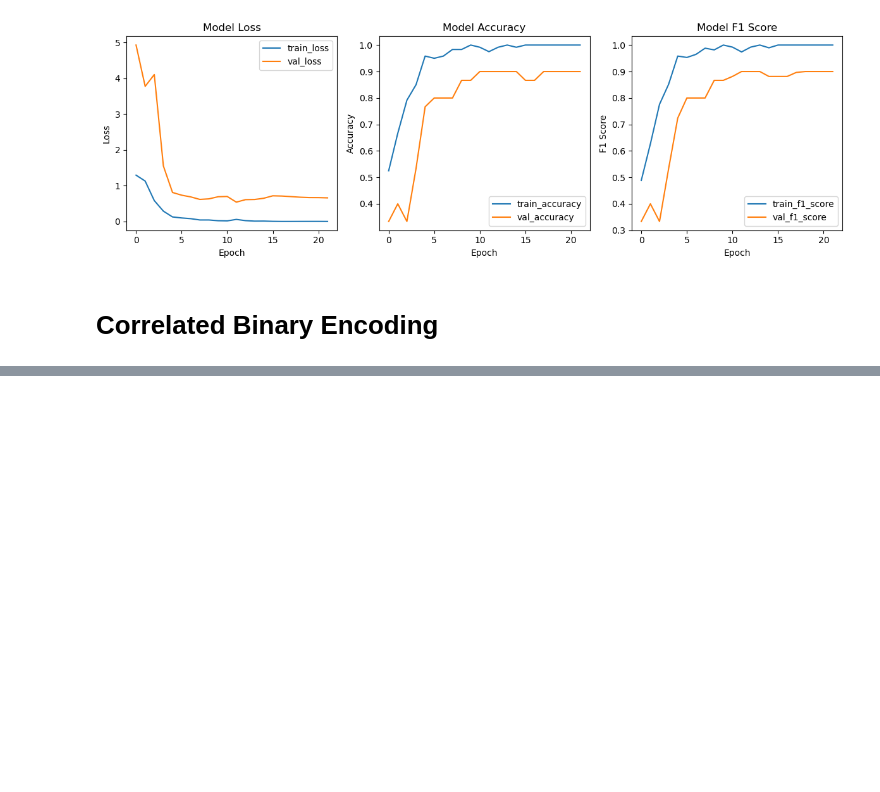
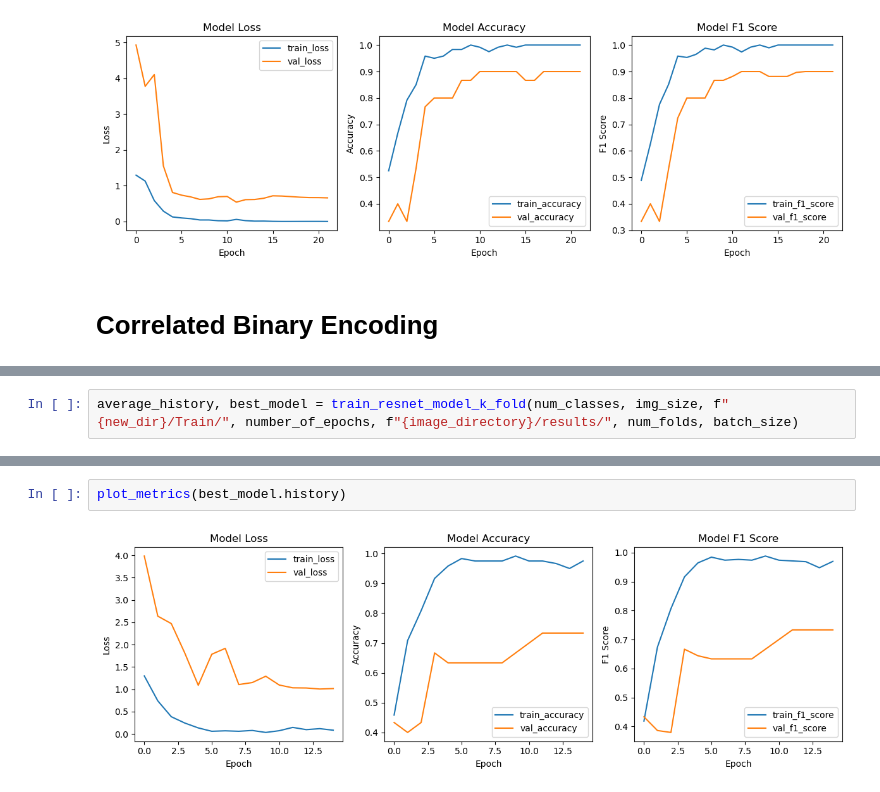
Before and after one commit to Colorado-Mesa-University-Cybersecurity/BinaryImageTransformation, a Jupyter notebook: experiments/experiment_template.ipynb, the cells around one changed output, grey strips where cells are left out. Cells and saved outputs as stored; diff of their text form; blank space fills up the shorter version.

Commit message:
add correlated metrics

```diff
--- a/experiments/experiment_template.ipynb
+++ b/experiments/experiment_template.ipynb
@@ -315,0 +250,2 @@ Found 54 images belonging to 3 classes.
+# %%
+average_history, best_model = train_resnet_model_k_fold(num_classes, img_size, f"{new_dir}/Train/", number_of_epochs, f"{image_directory}/results/", num_folds, batch_size)
@@ -315,0 +371,4 @@ Found 54 images belonging to 3 classes.
+# %%
+plot_metrics(best_model.history)
+# %% [output]
+[figure, added]
```
Also changed, not shown: parts of 15 cells of this notebook, 1 other file.
